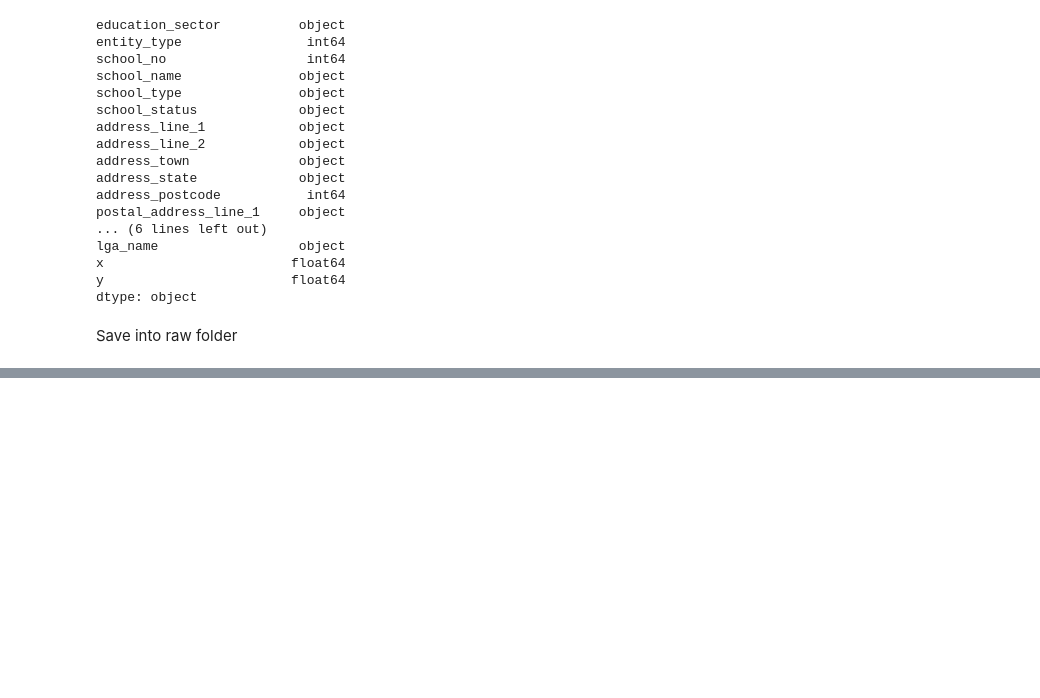
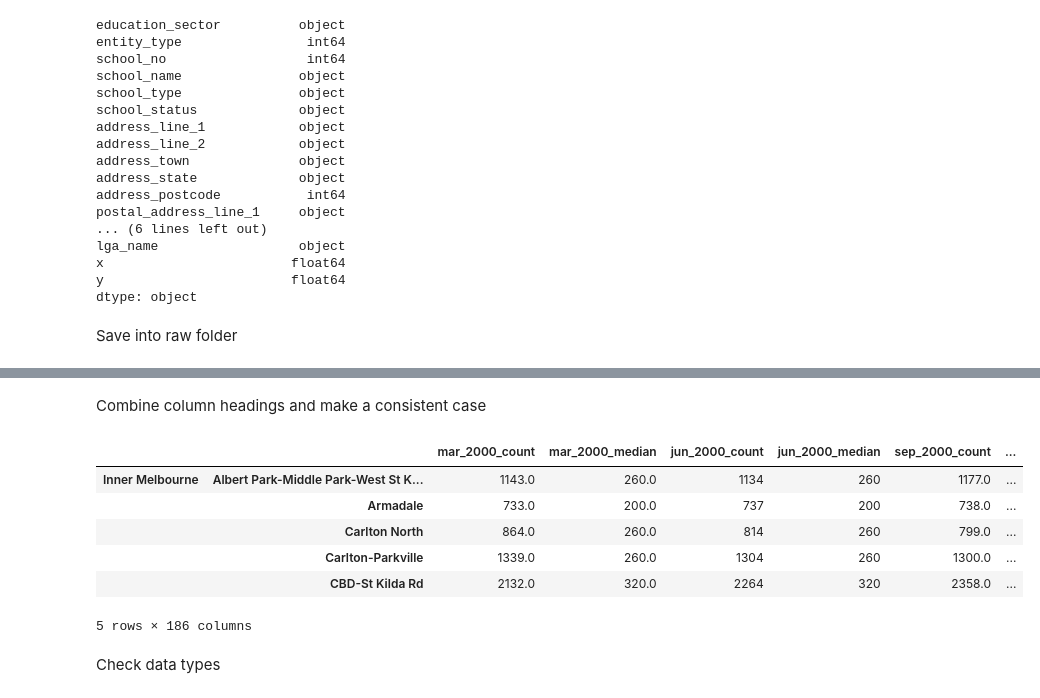
Before and after one commit to MAST30034-AppliedDataScience/project-2-group-real-estate-industry-project-21, a Jupyter notebook: notebooks/preprocess_external.ipynb, the cells around one changed output, grey strips where cells are left out. Saved outputs shown, nothing was run; the diff lists cells and outputs as text; code cells hidden in the pictures; blank space fills up the shorter version.

```diff
--- a/notebooks/preprocess_external.ipynb
+++ b/notebooks/preprocess_external.ipynb
@@ -405,0 +455,16 @@ school_df.to_csv(school_df_output, index = False)
+# %% [markdown]
+Combine column headings and make a consistent case
+# %%
+rent_df.columns = [f"{i}_{j}".lower().replace(" ", "_") for i, j in rent_df.columns]
+
+rent_df.head()
+# %% [output]
+|  |  | mar_2000_count | mar_2000_median | jun_2000_count | jun_2000_median | sep_2000_count | ... |
+| Inner Melbourne | Albert Park-Middle Park-West St K... | 1143.0 | 260.0 | 1134 | 260 | 1177.0 | ... |
+|  | Armadale | 733.0 | 200.0 | 737 | 200 | 738.0 | ... |
+|  | Carlton North | 864.0 | 260.0 | 814 | 260 | 799.0 | ... |
+|  | Carlton-Parkville | 1339.0 | 260.0 | 1304 | 260 | 1300.0 | ... |
+|  | CBD-St Kilda Rd | 2132.0 | 320.0 | 2264 | 320 | 2358.0 | ... |
+5 rows × 186 columns
+# %% [markdown]
+Check data types
```
Also changed, not shown: parts of 17 cells of this notebook, 1 other file.
